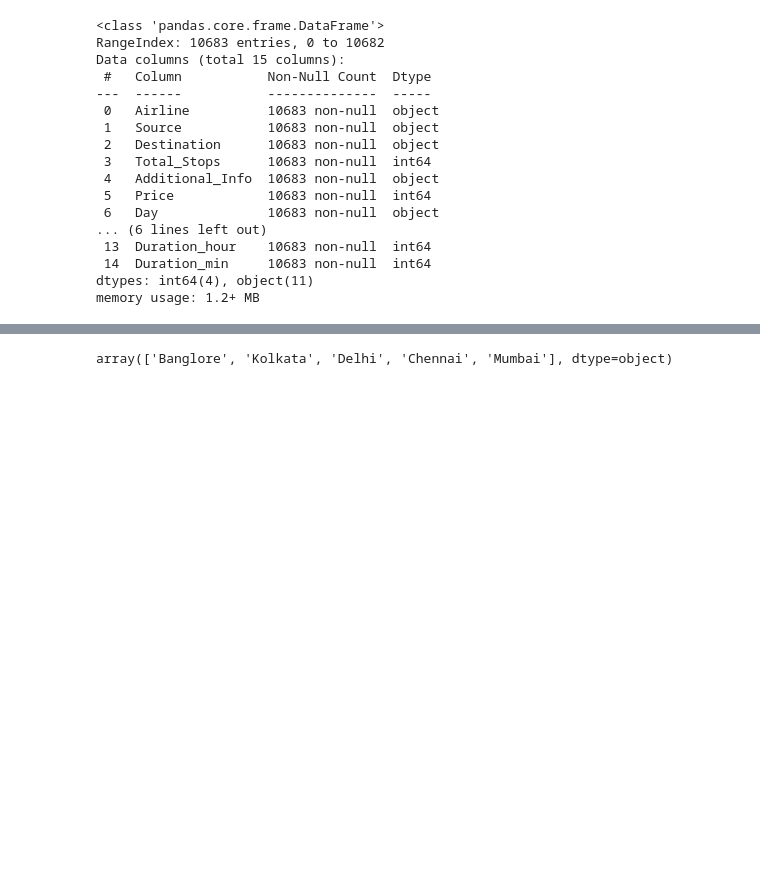
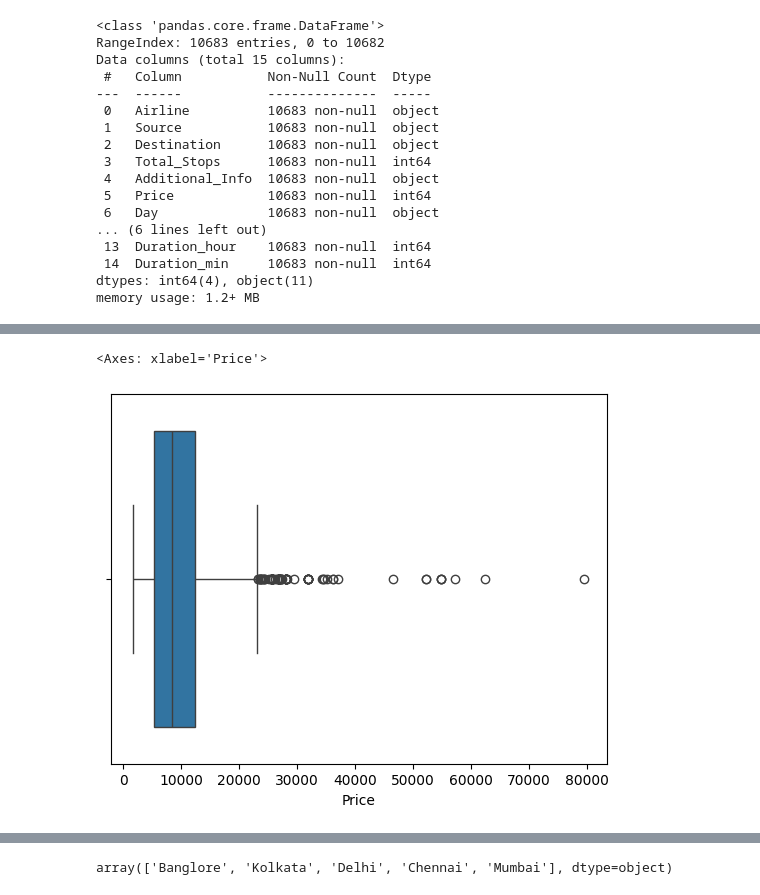
Before and after one commit to bibekpoudel01/Flight-Price-, a Jupyter notebook: Flight-price.ipynb, the cells around one changed output, grey strips where cells are left out. Cells and saved outputs as stored; diff of their text form; code cells hidden in the pictures; blank space fills up the shorter version.

```diff
--- a/Flight-price.ipynb
+++ b/Flight-price.ipynb
@@ -408,0 +402,5 @@ array(['IndiGo', 'Air India', 'Jet Airways', 'SpiceJet',
+# %%
+sns.boxplot(x=df['Price'])
+# %% [output]
+<Axes: xlabel='Price'>
+[figure, added]
```
Also changed, not shown: parts of 32 cells of this notebook.
